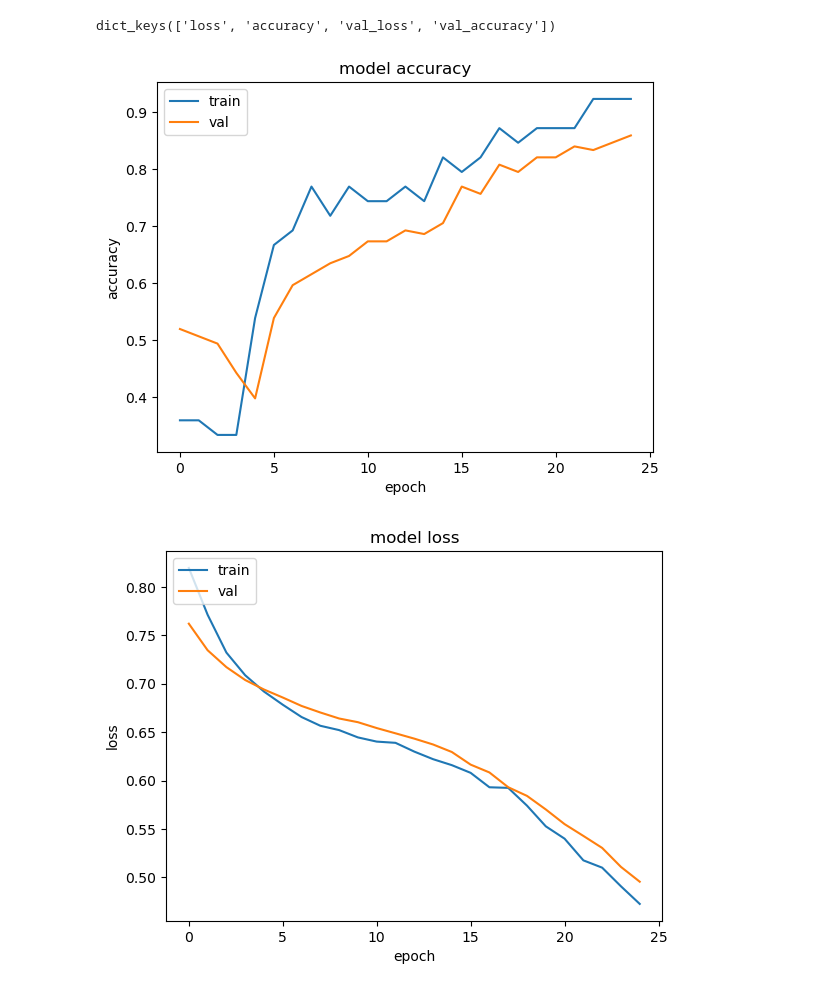
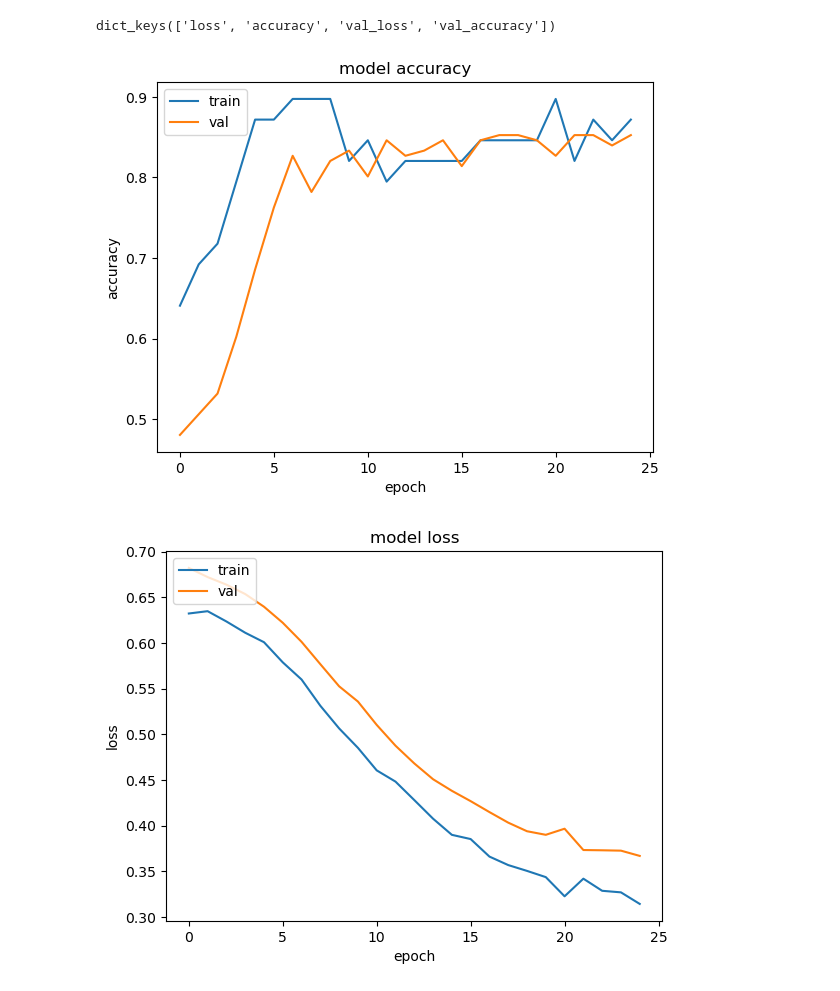
Before and after one commit to Jesus-Almansa/SupportVectorMachine, a Jupyter notebook: SVM_NN.ipynb, the cells around one changed output. Saved outputs shown, nothing was run; the diff lists cells and outputs as text; code cells hidden in the pictures.

```diff
--- a/SVM_NN.ipynb
+++ b/SVM_NN.ipynb
@@ -8,7 +8,7 @@ from sklearn.svm import SVC
 from sklearn.metrics import classification_report, confusion_matrix
 import tensorflow
 # %%
-df = pd.read_csv("../data.csv")
+df = pd.read_csv("data.csv")
 # %%
 df.head()
 # %% [output]
@@ -431,8 +431,8 @@ from keras.layers import Dense
 
 # Build the model.
 model = Sequential([ # as far as we know, all networks are sequential
-    Dense(8, activation='relu', input_shape=(X_test_scaled.shape[1],)), # 7hidden_layer_neurons= 26*26 dense networks means all neurons in one layer are connected to all neurons of the next layer
-    Dense(8, activation='relu'), # choosing relu instead of sigmoid, this is somewhat common
+    Dense(16, activation='relu', input_shape=(X_test_scaled.shape[1],)), # 7hidden_layer_neurons= 26*26 dense networks means all neurons in one layer are connected to all neurons of the next layer
+    Dense(16, activation='relu'), # choosing relu instead of sigmoid, this is somewhat common
     Dense(2, activation="softmax"), # the softmax actiavation is the last one to compensate for the high volume additions
 ])
 
@@ -523,17 +523,19 @@ history.history.keys()
 # %% [output]
 dict_keys(['loss', 'accuracy', 'val_loss', 'val_accuracy'])
 # %%
+plt.plot(figsize=(8,5))
 plt.plot(history.history['val_accuracy'])
 plt.plot(history.history['accuracy'])
 
 plt.title('model accuracy')
 plt.ylabel('accuracy')
 plt.xlabel('epoch')
 plt.legend(['train', 'val'], loc='upper left')
 plt.show()
 # %% [output]
-[figure, old version]
+[figure, new version]
 # %%
+plt.plot(figsize=(8,5))
 plt.plot(history.history['val_loss'])
 plt.plot(history.history['loss'])
 
@@ -543,7 +545,7 @@ plt.xlabel('epoch')
 plt.legend(['train', 'val'], loc='upper left')
 plt.show()
 # %% [output]
-[figure, old version]
+[figure, new version]
 # %%
 pd.DataFrame(history.history).plot(figsize=(8,5))
 plt.show()
```
Also changed, not shown: parts of 2 cells of this notebook, 1 other file.
